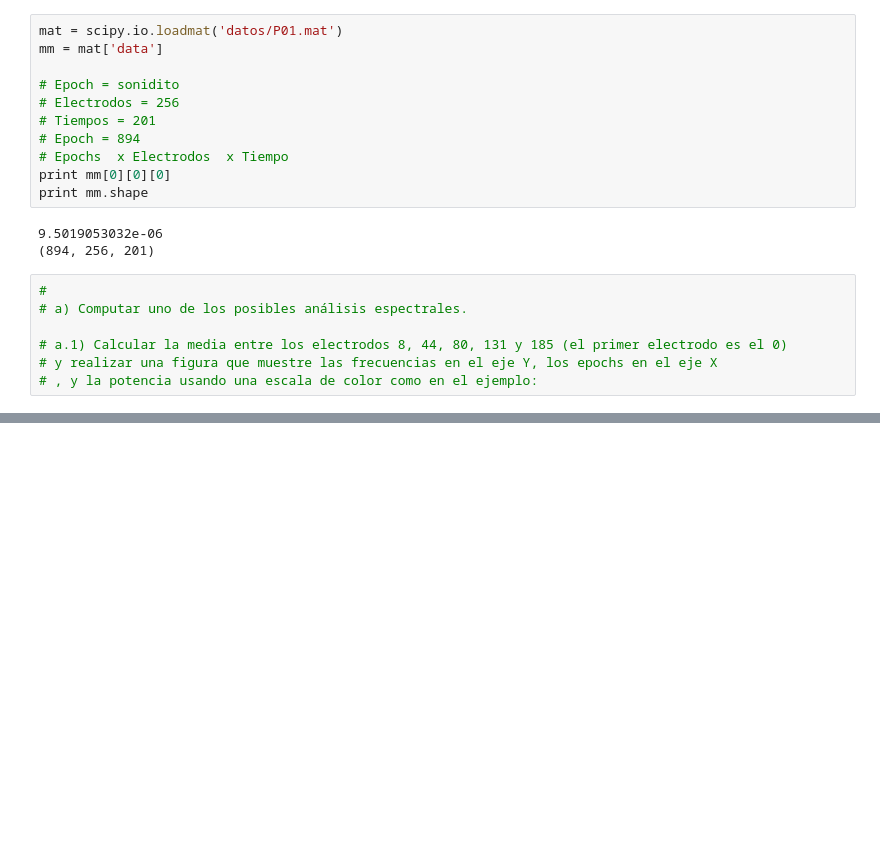
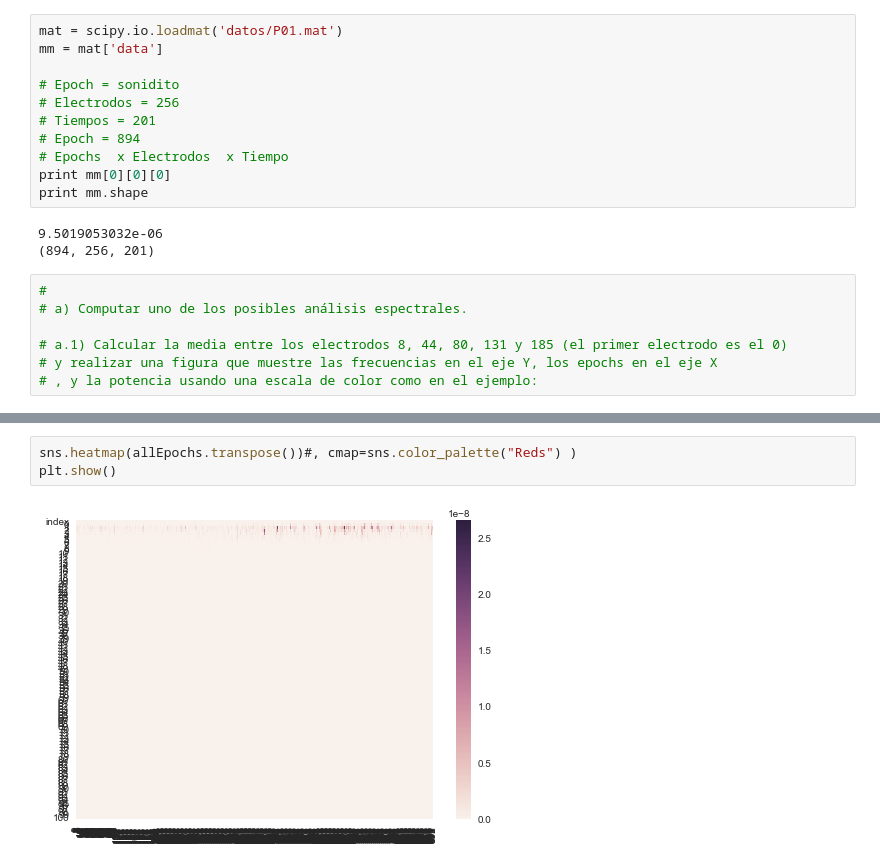
Before and after one commit to lucasputer/CienciaDeDatos, a Jupyter notebook: tp2/Pruebas.ipynb, the cells around one changed output, grey strips where cells are left out. Saved outputs shown, nothing was run; the diff lists cells and outputs as text; blank space fills up the shorter version.

```diff
--- a/tp2/Pruebas.ipynb
+++ b/tp2/Pruebas.ipynb
@@ -122,0 +127,5 @@ plt.show()
+# %%
+sns.heatmap(allEpochs.transpose())#, cmap=sns.color_palette("Reds") )
+plt.show()
+# %% [output]
+[figure, added]
```
Also changed, not shown: parts of 5 cells of this notebook.
